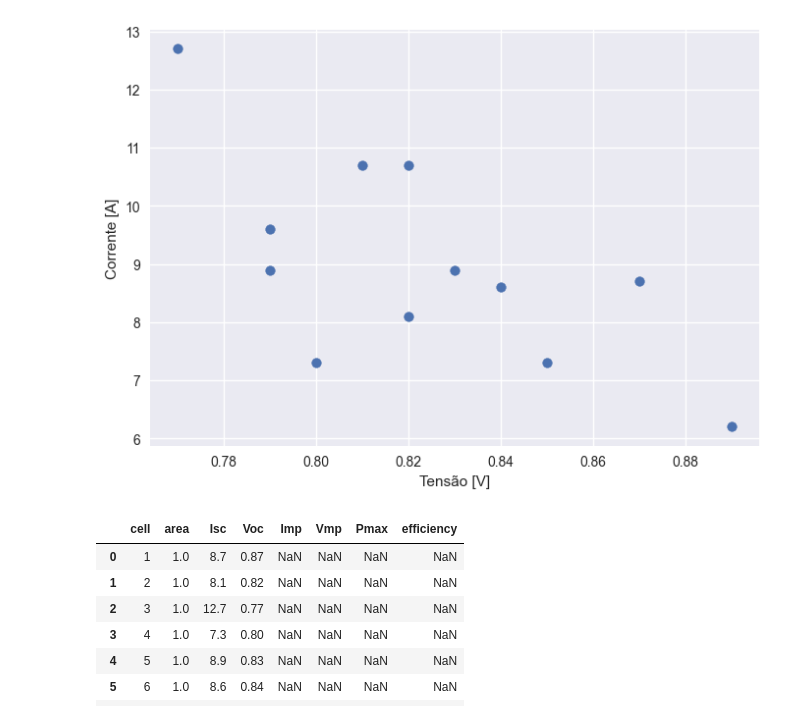
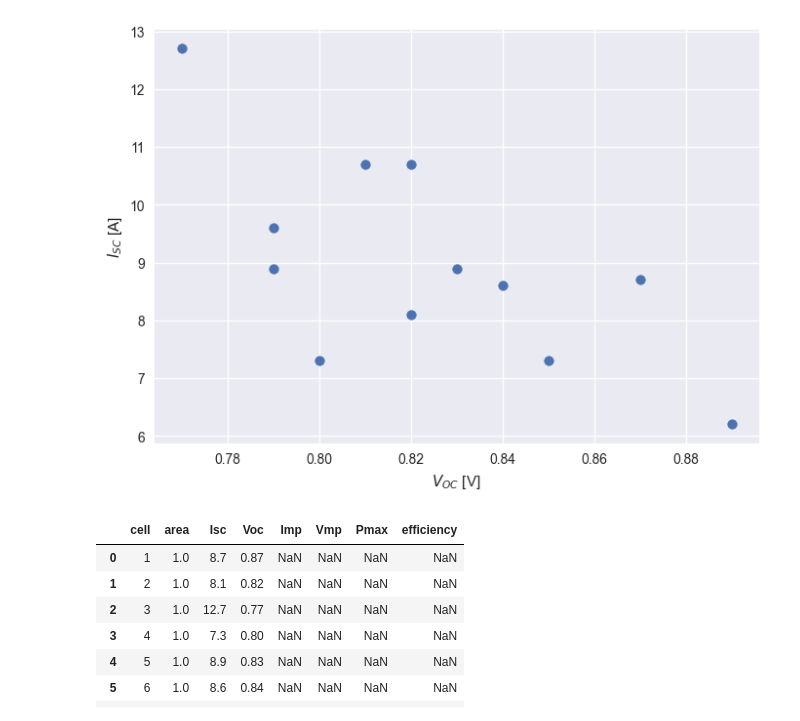
Before and after one commit to FelixLuciano/celular-solares, a Jupyter notebook: notebooks/efficiency.ipynb, the cells around one changed output. Cells and saved outputs as stored; diff of their text form; code cells hidden in the pictures.

```diff
--- a/notebooks/efficiency.ipynb
+++ b/notebooks/efficiency.ipynb
@@ -32,15 +32,15 @@ def plot_max(cell: pd.DataFrame):
 # %%
 cells = pd.read_csv("../data/cells.csv", delimiter=";", decimal=",")
 
 # plt.suptitle("Ensaios", fontsize=14)
 plt.scatter(cells["Voc"], cells["Isc"])
 plt.grid(True)
-plt.xlabel("Tensão [V]")
-plt.ylabel("Corrente [A]")
+plt.xlabel("$V_{OC}$ [V]")
+plt.ylabel("$I_{SC}$ [A]")
 plt.savefig("../docs/public/image/cells.svg")
 plt.show()
 # %% [output]
-[figure, old version]
+[figure, new version]
 # %%
 cells
 # %% [output]
```
Also changed, not shown: parts of 4 cells of this notebook, 8 other files.
